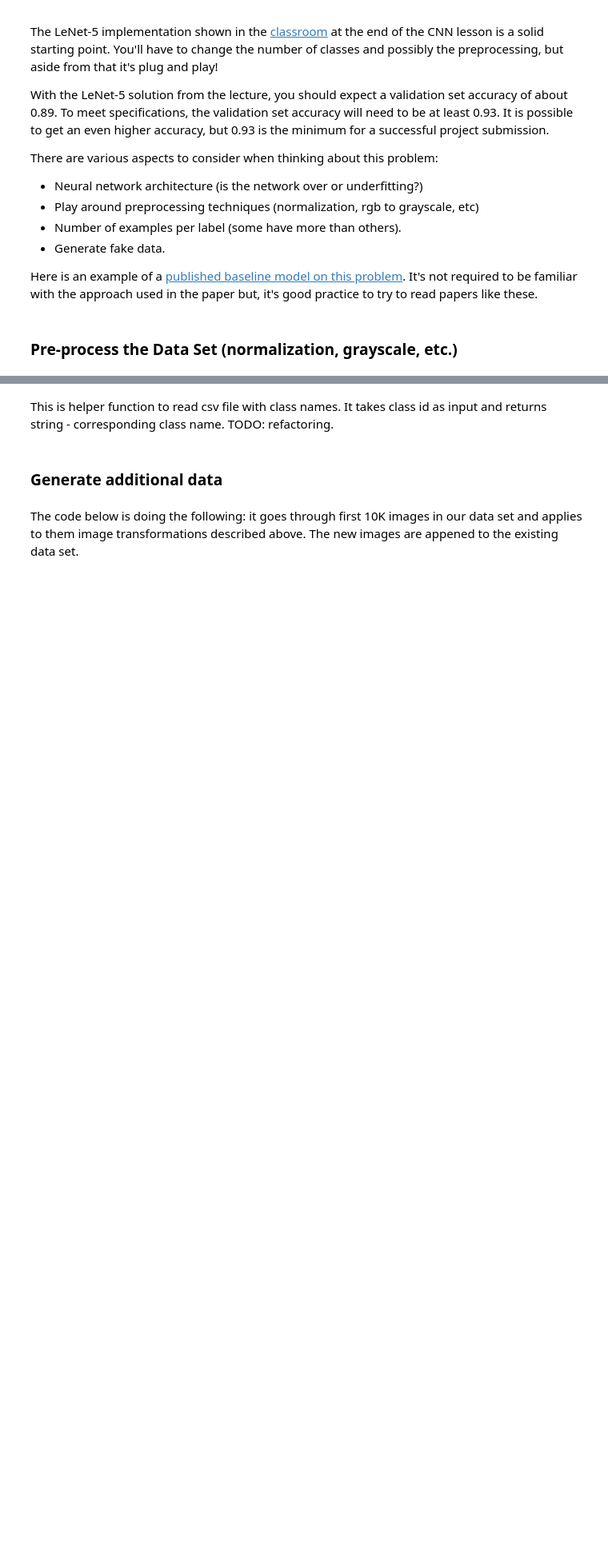
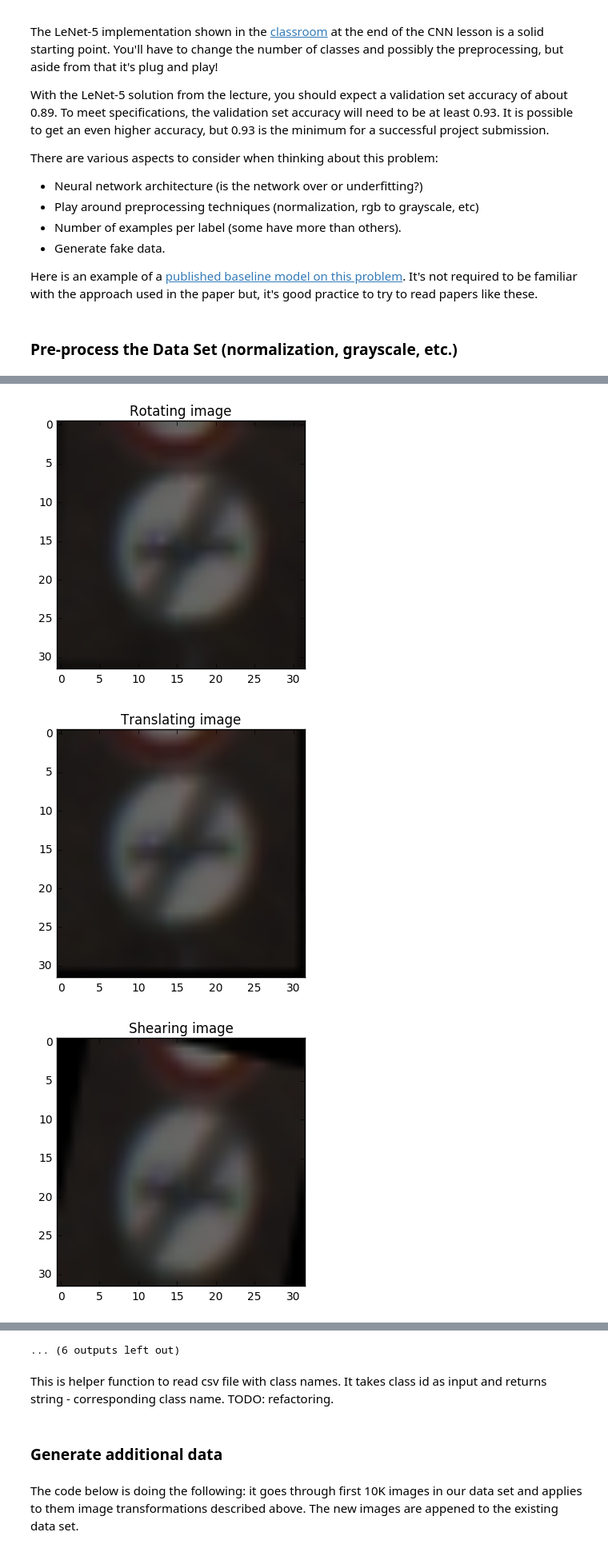
Before and after one commit to wave911/CarND-Traffic-Sign-Classifier-Project, a Jupyter notebook: Traffic_Sign_Classifier.ipynb, the cells around one changed output, grey strips where cells are left out. Shown at 80% size. Saved outputs shown, nothing was run; the diff lists cells and outputs as text; code cells hidden in the pictures; blank space fills up the shorter version.

```diff
--- a/Traffic_Sign_Classifier.ipynb
+++ b/Traffic_Sign_Classifier.ipynb
@@ -196,0 +270,11 @@ def transform_image(img,ang_range,shear_range,trans_range,brightness=0):
+# %%
+dimage = transform_image(X_train[5],20,10,5,brightness=1, showimage=True)
+dimage = transform_image(X_train[74],20,10,5,brightness=1, showimage=True)
+dimage = transform_image(X_train[105],20,10,5,brightness=1, showimage=True)
+dimage = preprocess(X_train[5])
+dimage = preprocess(X_train[74])
+dimage = preprocess(X_train[105])
+# %% [output]
+[figure, added]
+[figure, added]
+[figure, added]
@@ -197,3 +290,4 @@ def transform_image(img,ang_range,shear_range,trans_range,brightness=0):
+... (6 outputs left out)
 # %% [markdown]
 This is helper function to read csv file with class names. It takes class id as input and returns string  - corresponding class name. TODO: refactoring.
 # %%
```
Also changed, not shown: parts of 20 cells of this notebook, 1 other file.
